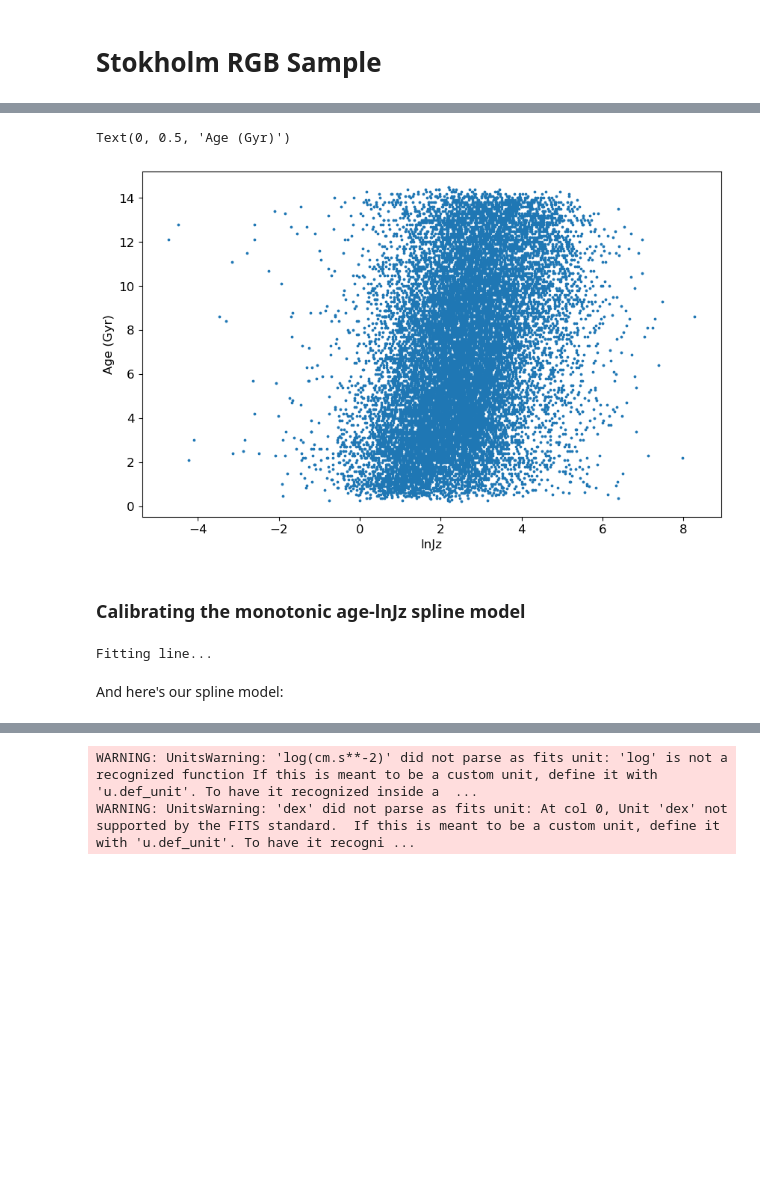
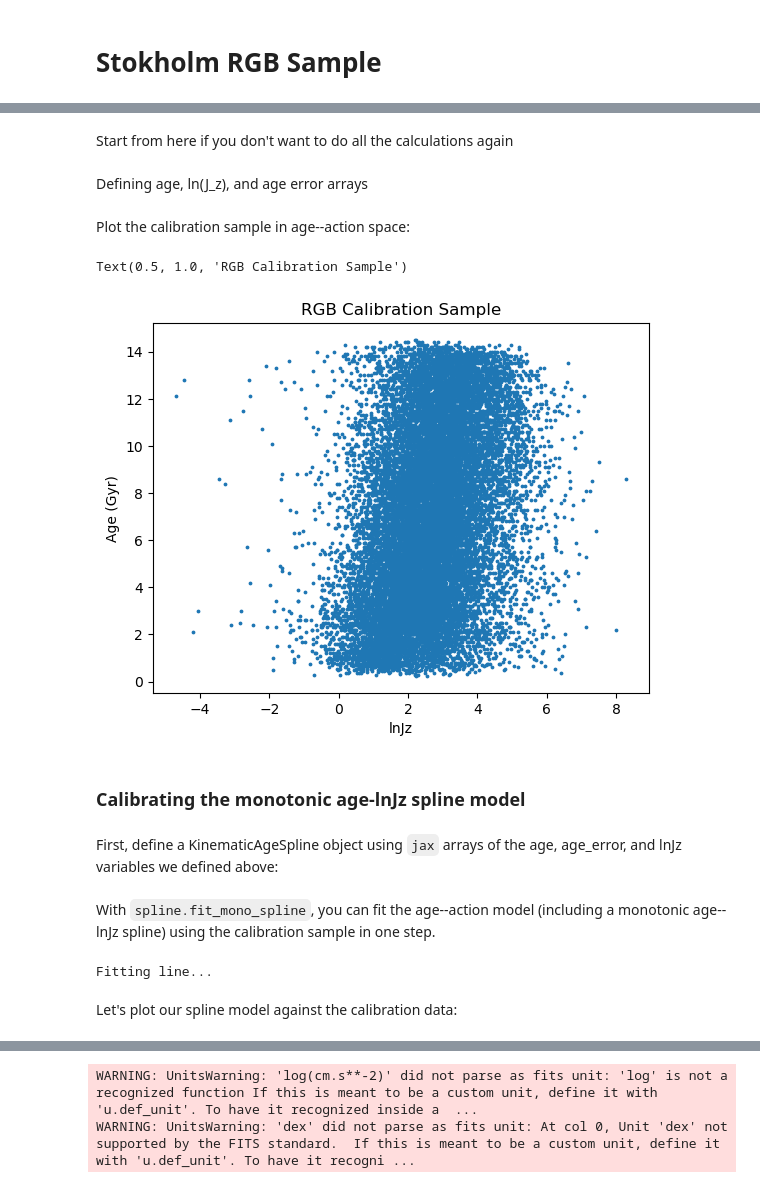
Before and after one commit to ssagear/zoomies, a Jupyter notebook: tutorials/Main_Kinematic_Age_Spline.ipynb, the cells around one changed output, grey strips where cells are left out. Cells and saved outputs as stored; diff of their text form; code cells hidden in the pictures; blank space fills up the shorter version.

```diff
--- a/tutorials/Main_Kinematic_Age_Spline.ipynb
+++ b/tutorials/Main_Kinematic_Age_Spline.ipynb
@@ -61,10 +52,25 @@ assert np.all(age_err > 0)
+# %% [markdown]
+Start from here if you don't want to do all the calculations again
+# %%
+xmatch = Table.read('../../FinalFinalCode/Final_datafiles/2_StokholmRGB_GaiaXmatch_WithActions_2022.fits')
+# %% [markdown]
+Defining age, ln(J_z), and age error arrays
+# %%
+age = np.array(xmatch['AGE_BASTA'])/1000 # Age in Gyr
+lnJz = np.array(np.log(xmatch['Jz']))
+age_err = np.array(xmatch['age_err'])
+# %% [markdown]
+Plot the calibration sample in age--action space:
 # %%
 # Calibration sample in age-lnJz space
 plt.scatter(lnJz, age, s=3)
 plt.xlabel('lnJz')
 plt.ylabel('Age (Gyr)')
+plt.title('RGB Calibration Sample')
 # %% [output]
-Text(0, 0.5, 'Age (Gyr)')
+Text(0.5, 1.0, 'RGB Calibration Sample')
-[figure, old version]
+[figure, new version]
 # %% [markdown]
 ### Calibrating the monotonic age-lnJz spline model
+# %% [markdown]
+First, define a KinematicAgeSpline object using ``jax`` arrays of the age, age_error, and lnJz variables we defined above:
@@ -71 +79,3 @@ Text(0, 0.5, 'Age (Gyr)')
+# %% [markdown]
+With ``spline.fit_mono_spline``, you can fit the age--action model (including a monotonic age--lnJz spline) using the calibration sample in one step.
 # %%
@@ -74,7 +83,7 @@ spline.fit_mono_spline(num_warmup=2000, num_samples=2000)
 # %% [output]
 Fitting line...
 # %% [markdown]
-And here's our spline model:
+Let's plot our spline model against the calibration data:
 # %%
 spline.plot_fit()
 # %% [output]
```
Also changed, not shown: parts of 44 cells of this notebook, 1 other file.
